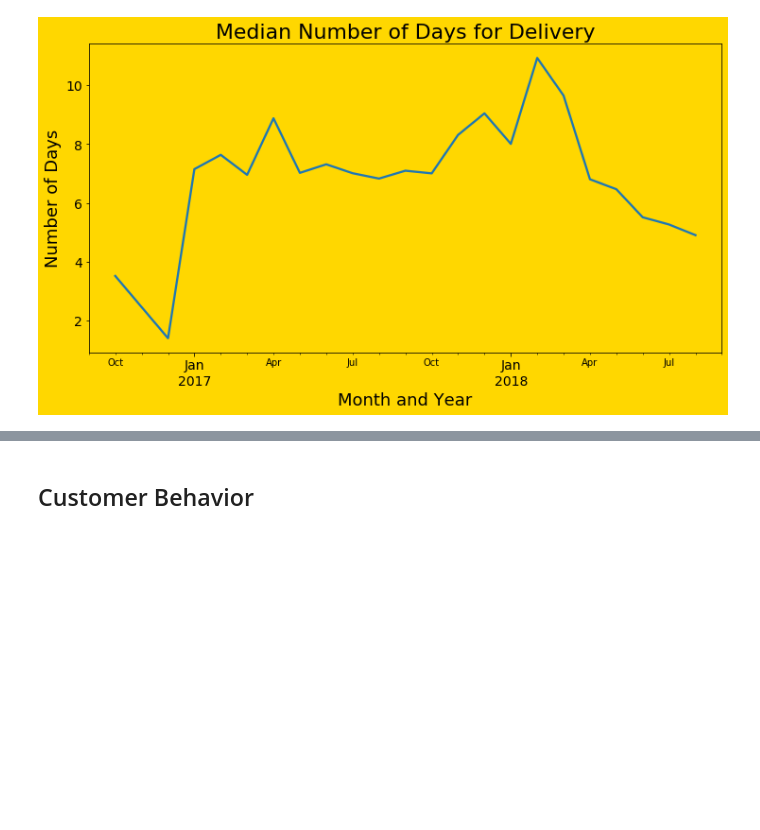
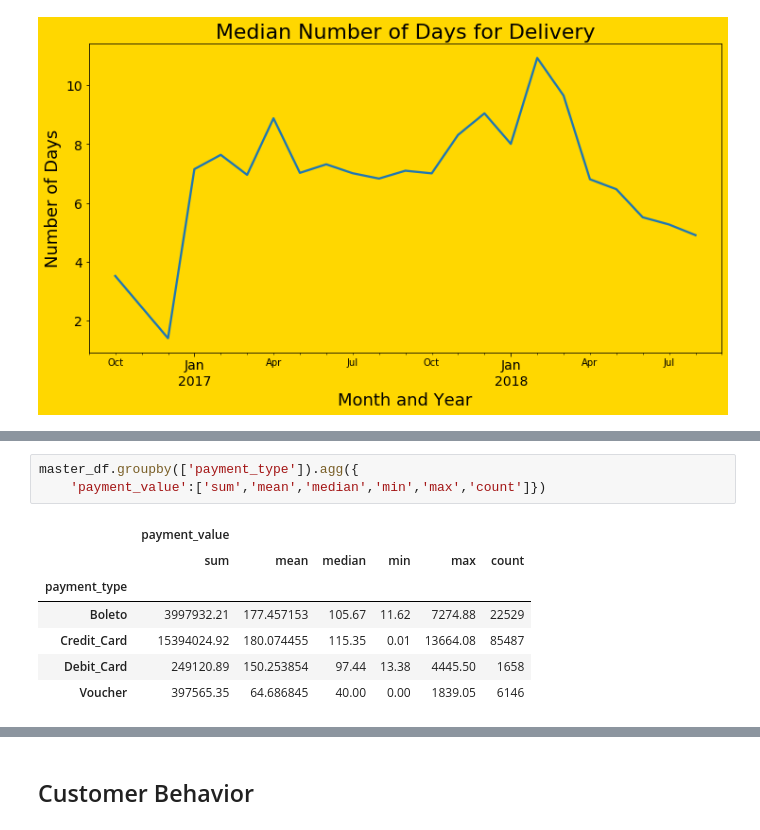
Before and after one commit to RossReisman/Data-Analyst-Portfolio, a Jupyter notebook: Python/brazil/visualizations.ipynb, the cells around one changed output, grey strips where cells are left out. Cells and saved outputs as stored; diff of their text form; blank space fills up the shorter version.

```diff
--- a/Python/brazil/visualizations.ipynb
+++ b/Python/brazil/visualizations.ipynb
@@ -368,0 +455,11 @@ plt.show()
+# %%
+master_df.groupby(['payment_type']).agg({
+    'payment_value':['sum','mean','median','min','max','count']})
+# %% [output]
+|  | payment_value |  |  |  |  |  |
+|  | sum | mean | median | min | max | count |
+| payment_type |  |  |  |  |  |  |
+| Boleto | 3997932.21 | 177.457153 | 105.67 | 11.62 | 7274.88 | 22529 |
+| Credit_Card | 15394024.92 | 180.074455 | 115.35 | 0.01 | 13664.08 | 85487 |
+| Debit_Card | 249120.89 | 150.253854 | 97.44 | 13.38 | 4445.50 | 1658 |
+| Voucher | 397565.35 | 64.686845 | 40.00 | 0.00 | 1839.05 | 6146 |
```
Also changed, not shown: parts of 62 cells of this notebook.
